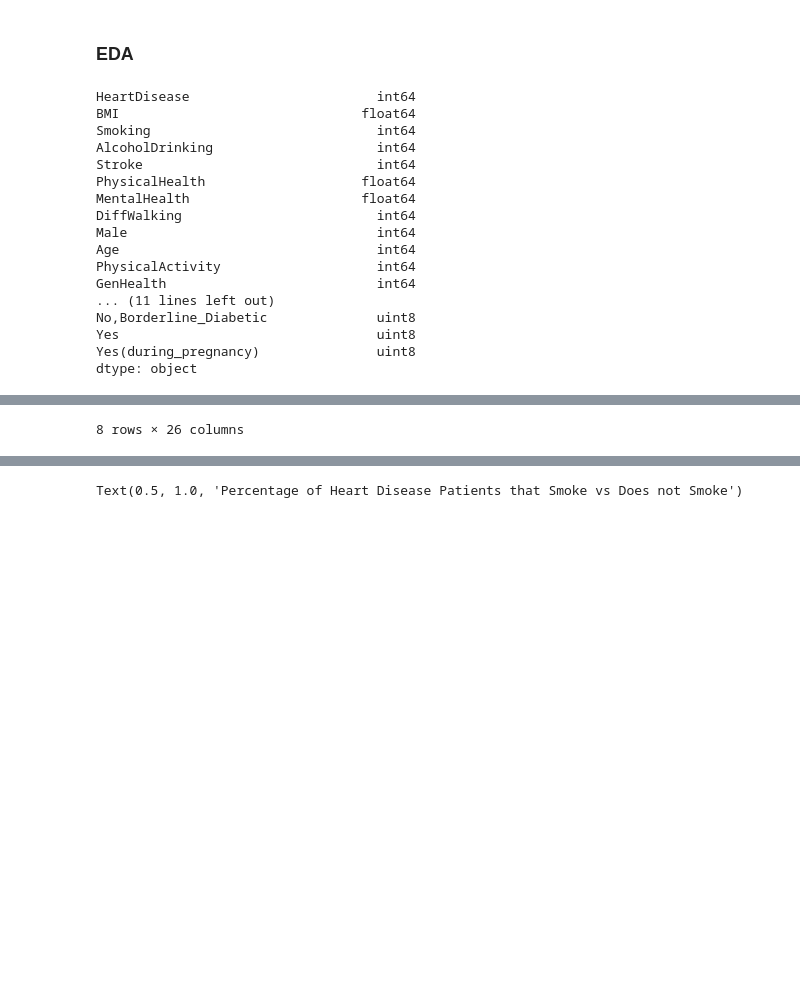
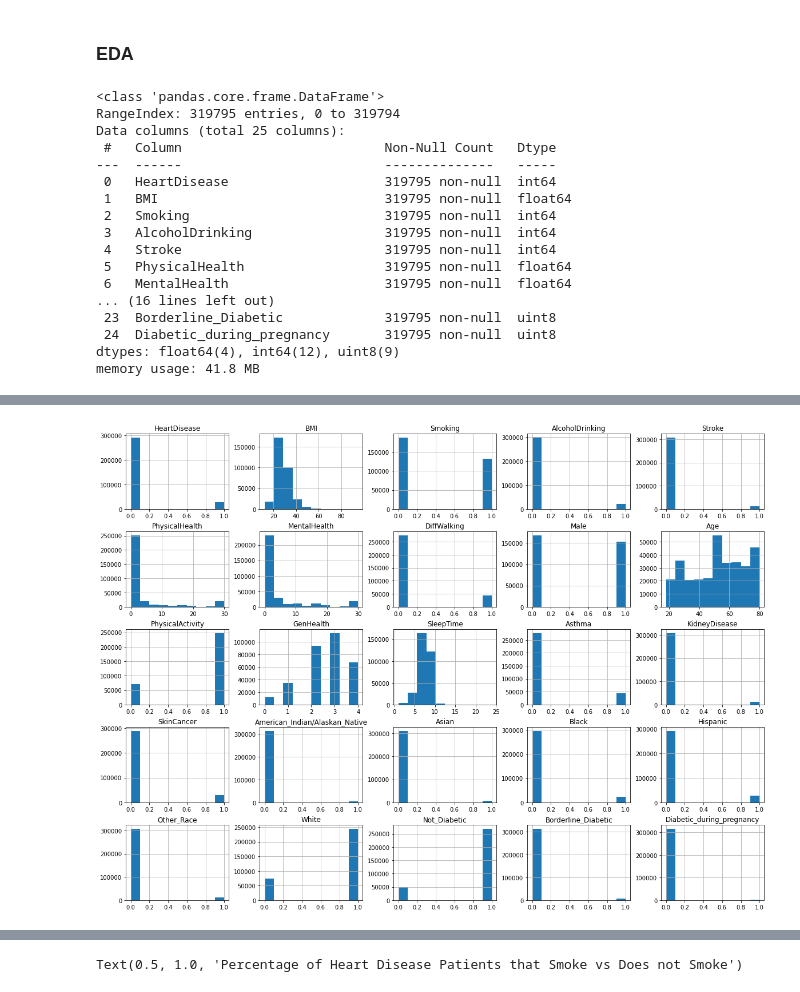
Before and after one commit to COGS118A/Group050-Sp22, a Jupyter notebook: FinalProject_group050.ipynb, the cells around one changed output, grey strips where cells are left out. Cells and saved outputs as stored; diff of their text form; code cells hidden in the pictures; blank space fills up the shorter version.

```diff
--- a/FinalProject_group050.ipynb
+++ b/FinalProject_group050.ipynb
@@ -189,26 +189,27 @@ df['GenHealth'] = df['GenHealth'].apply(genhealth_to_rank)
 ### EDA
 # %%
 # Show datatype of cleaned data
-df.dtypes
+df.info()
 # %% [output]
-HeartDisease                        int64
-BMI                               float64
-Smoking                             int64
-AlcoholDrinking                     int64
-Stroke                              int64
-PhysicalHealth                    float64
-MentalHealth                      float64
-DiffWalking                         int64
-Male                                int64
-Age                                 int64
-PhysicalActivity                    int64
-GenHealth                           int64
-... (11 lines left out)
-No,Borderline_Diabetic              uint8
-Yes                                 uint8
-Yes(during_pregnancy)               uint8
-dtype: object
+<class 'pandas.core.frame.DataFrame'>
+RangeIndex: 319795 entries, 0 to 319794
+Data columns (total 25 columns):
+ #   Column                          Non-Null Count   Dtype
+---  ------                          --------------   -----
+ 0   HeartDisease                    319795 non-null  int64
+ 1   BMI                             319795 non-null  float64
+ 2   Smoking                         319795 non-null  int64
+ 3   AlcoholDrinking                 319795 non-null  int64
+ 4   Stroke                          319795 non-null  int64
+ 5   PhysicalHealth                  319795 non-null  float64
+ 6   MentalHealth                    319795 non-null  float64
+... (16 lines left out)
+ 23  Borderline_Diabetic             319795 non-null  uint8
+ 24  Diabetic_during_pregnancy       319795 non-null  uint8
+dtypes: float64(4), int64(12), uint8(9)
+memory usage: 41.8 MB
 # %%
 # View the distribution of the data
-df.describe()
+df.hist(figsize=(20,15))
+plt.show()
 # %% [output]
@@ -224 +216 @@ df.describe()
-8 rows × 26 columns
+[figure, added]
```
Also changed, not shown: parts of 39 cells of this notebook.
